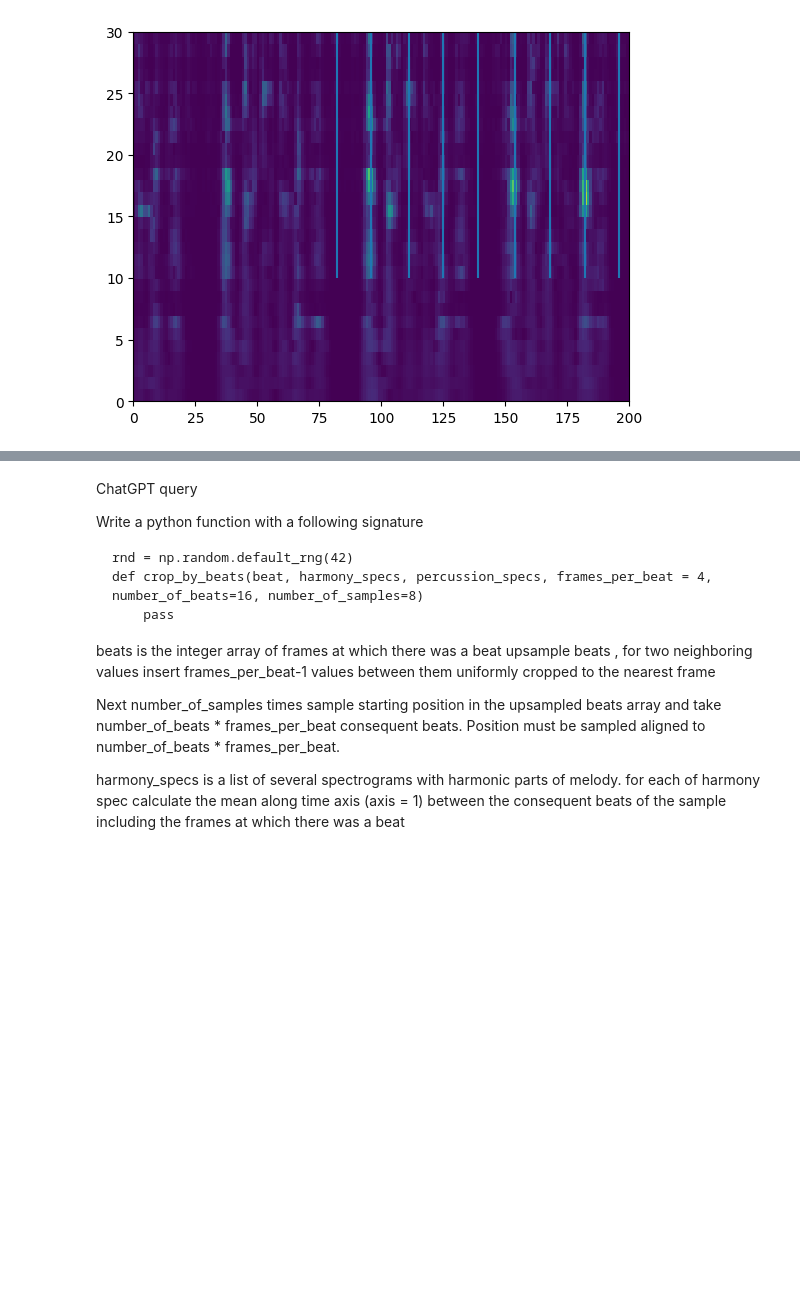
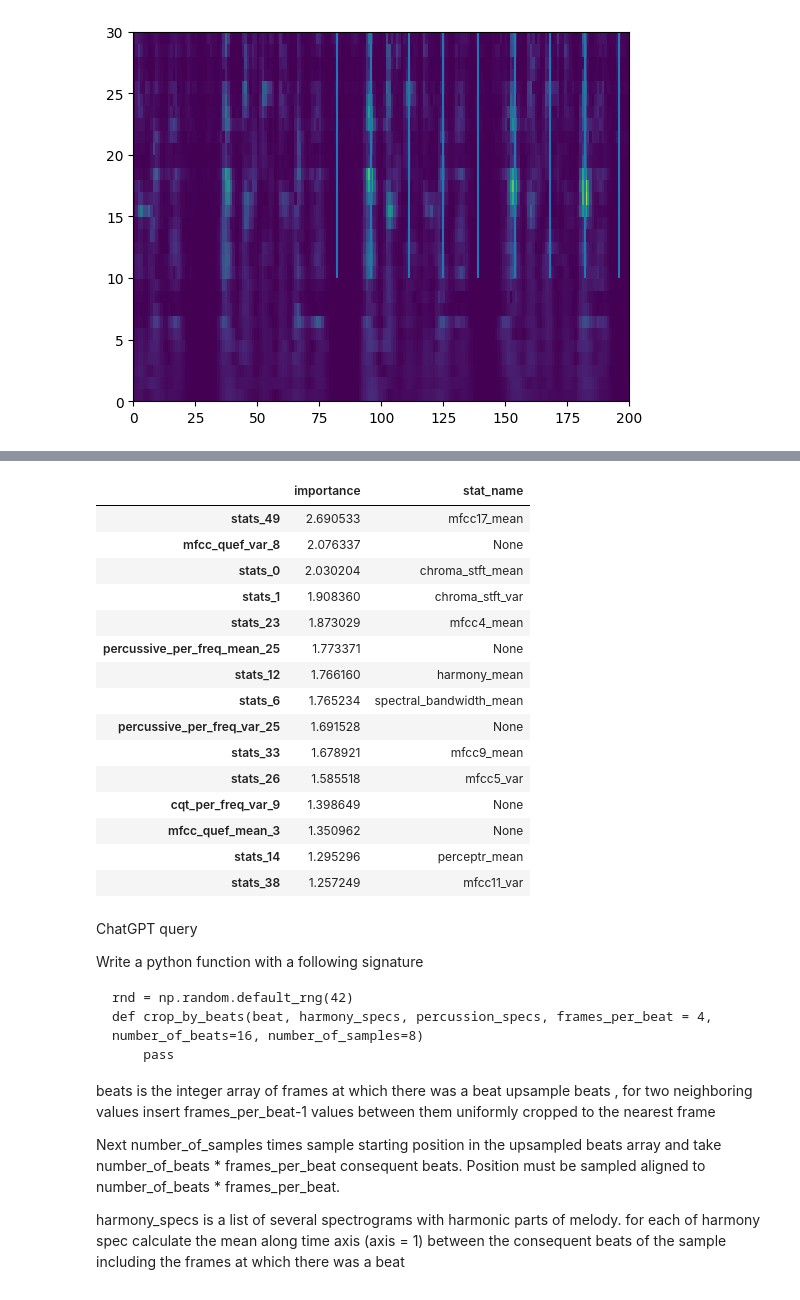
Before and after one commit to dmitrysluch/ariel-tds-music-genre, a Jupyter notebook: genre_detenction_ext.ipynb, the cells around one changed output, grey strips where cells are left out. Saved outputs shown, nothing was run; the diff lists cells and outputs as text; code cells hidden in the pictures; blank space fills up the shorter version.

```diff
--- a/genre_detenction_ext.ipynb
+++ b/genre_detenction_ext.ipynb
@@ -431,0 +575,19 @@ plt.ylim(0, 30)
+# %%
+features = ['stats',
+    'cqt_per_freq_mean', 'cqt_per_freq_var',
+    'harmonic_per_freq_mean', 'harmonic_per_freq_var',
+    'percussive_per_freq_mean', 'percussive_per_freq_var',
+    'mfcc_quef_mean', 'mfcc_quef_var',
+    'cqt_spectral_centroid_mean', 'cqt_spectral_centroid_var',
+    'cqt_chroma_mean', 'cqt_chroma_var',
+    'harmonic_chroma_mean', 'harmonic_chroma_var',
+    'cqt_rolloff_mean', 'cqt_rolloff_var',
+    'cqt_bandwidth_mean', 'cqt_bandwidth_var']
+
+model, acc = train_and_evaluate_catboost(
+    idx_eval=E_eval.get_features(['idx'])[:,0],
+    X_train=E_train.get_features(features),
+    X_eval=E_eval.get_features(features),
+    y_train=E_train.get_features(['y'])[:,0],
+    y_eval=E_eval.get_features(['y'])[:,0],
+)
@@ -432,3 +613,29 @@ plt.ylim(0, 30)
+# %%
+imp = pd.DataFrame(
+    data=model.feature_importances_,
+    index=E_train.get_feature_names_vector(features),
+    columns=['importance']
+).sort_values(by='importance', ascending=False).head(15)
+imp['stat_name'] = pd.Series(imp.index, index=imp.index).apply(lambda x: int(x[6:]) if x.startswith('stats_') else None)
+imp['stat_name'] = imp['stat_name'].apply(lambda x: X_train.columns[int(x) + 2] if not np.isnan(x) else None)
+imp
+# %% [output]
+|  | importance | stat_name |
+| stats_49 | 2.690533 | mfcc17_mean |
+| mfcc_quef_var_8 | 2.076337 | None |
+| stats_0 | 2.030204 | chroma_stft_mean |
+| stats_1 | 1.908360 | chroma_stft_var |
+| stats_23 | 1.873029 | mfcc4_mean |
+| percussive_per_freq_mean_25 | 1.773371 | None |
+| stats_12 | 1.766160 | harmony_mean |
+| stats_6 | 1.765234 | spectral_bandwidth_mean |
+| percussive_per_freq_var_25 | 1.691528 | None |
+| stats_33 | 1.678921 | mfcc9_mean |
+| stats_26 | 1.585518 | mfcc5_var |
+| cqt_per_freq_var_9 | 1.398649 | None |
+| mfcc_quef_mean_3 | 1.350962 | None |
+| stats_14 | 1.295296 | perceptr_mean |
+| stats_38 | 1.257249 | mfcc11_var |
 # %% [markdown]
 ChatGPT query
 
```
Also changed, not shown: parts of 9 cells of this notebook.
